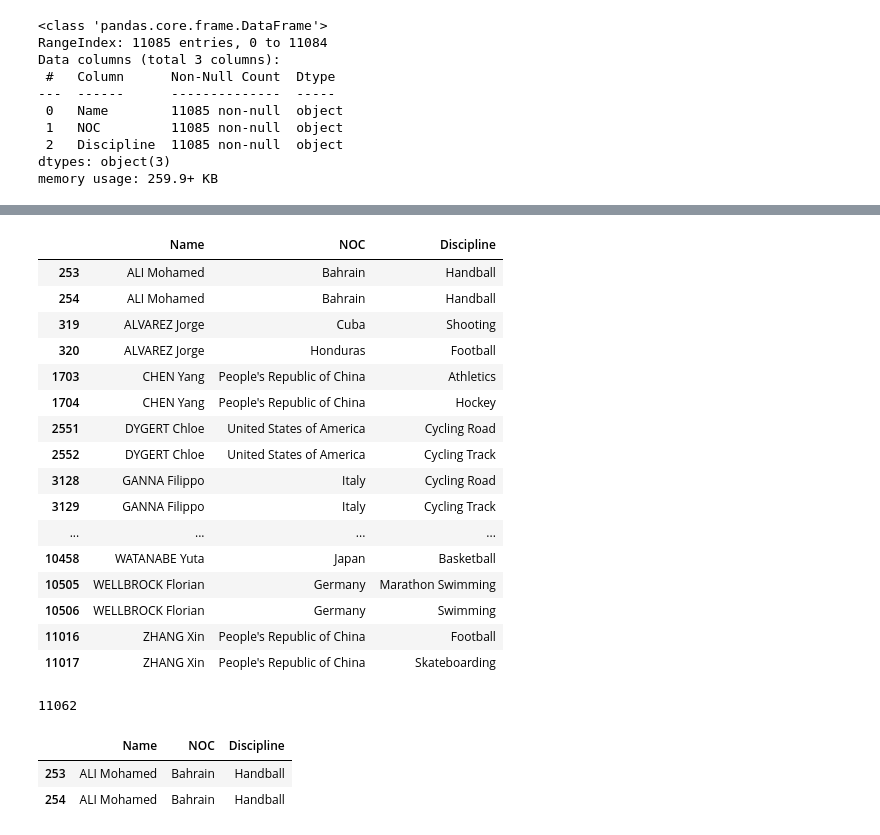
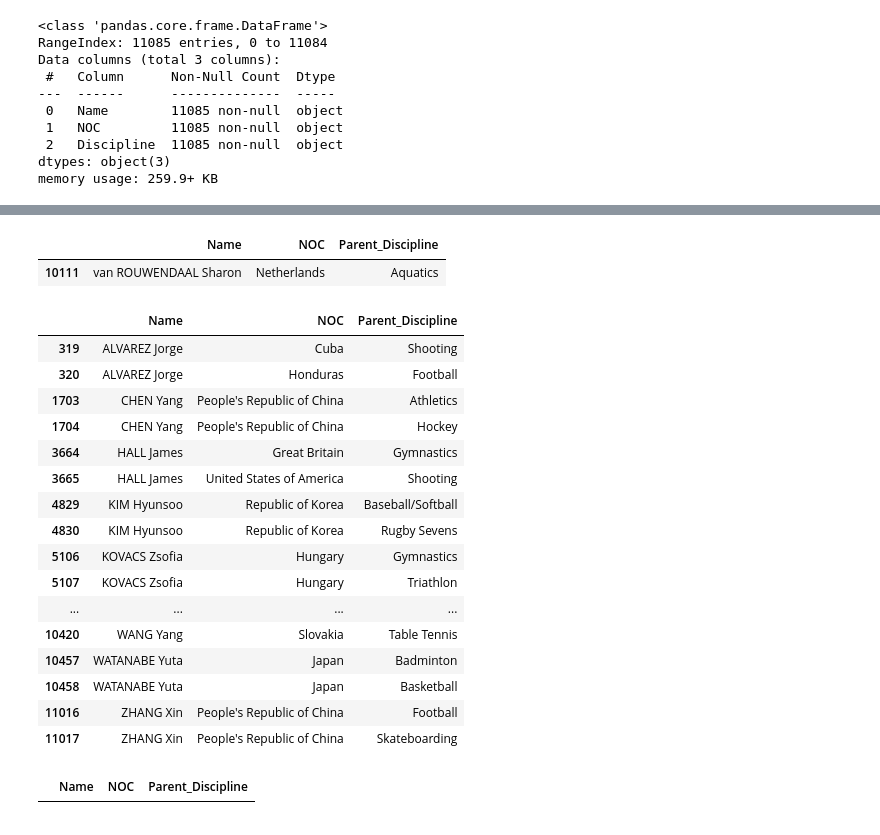
Before and after one commit to jennifer-biener/kaggle_datasets, a Jupyter notebook: 2021 Olympics in Tokyo/athletes.ipynb, the cells around one changed output, grey strips where cells are left out. Cells and saved outputs as stored; diff of their text form; code cells hidden in the pictures.

Commit message:
remediate duplicate athletes

```diff
--- a/2021 Olympics in Tokyo/athletes.ipynb
+++ b/2021 Olympics in Tokyo/athletes.ipynb
@@ -34,0 +57,22 @@ df.describe()
+# %%
+#Creating Parent_Discipline to account for individual athletes competing in more than one discipline (1:many)
+df['Parent_Discipline'] = df['Discipline'].map({
+    'Artistic Swimming': 'Aquatics',
+    'Diving': 'Aquatics',
+    'Marathon Swimming': 'Aquatics',
+    'Swimming': 'Aquatics',
+    'Water Polo': 'Aquatics',
+    '3x3 Basketball': 'Basketball',
+    'Canoe Slalom': 'Canoeing',
+    'Canoe Sprint': 'Canoeing',
+    'Cycling BMX Freestyle': 'Cycling',
+    'Cycling BMX Racing': 'Cycling',
+    'Cycling Mountain Bike': 'Cycling',
+    'Cycling Road': 'Cycling',
+    'Cycling Track': 'Cycling',
+    'Artistic Gymnastics': 'Gymnastics',
+    'Rhythmic Gymnastics': 'Gymnastics',
+    'Trampoline Gymnastics': 'Gymnastics',
+    'Beach Volleyball': 'Volleyball',
+})
+df.head()
@@ -34,0 +86,4 @@ df.describe()
+# %%
+#If Parent_Discipline is null at this point, fill NaN with the Discipline
+df['Parent_Discipline'].fillna(df['Discipline'], inplace=True)
+df.head()
@@ -34,0 +97,5 @@ df.describe()
+# %%
+df_parent = df.loc[:, ['Name', 'NOC', 'Parent_Discipline']]#[df.duplicated(keep=False)==False]
+#df_parent[(df_parent.Parent_Discipline=='Aquatics') & (df_parent.Name=='van ROUWENDAAL Sharon')]
+
+df_parent.drop_duplicates(inplace=True)
@@ -35,38 +123,34 @@ df.describe()
+# %%
+df_parent[(df_parent.Parent_Discipline=='Aquatics') & (df_parent.Name=='van ROUWENDAAL Sharon')]
+# %% [output]
+|  | Name | NOC | Parent_Discipline |
+| 10111 | van ROUWENDAAL Sharon | Netherlands | Aquatics |
 # %%
-#duplicated names - keep all duplicated records
-names_dupes = df[df.duplicated(subset='Name', keep=False)==True]
-#names_dupes = df[df.duplicated(subset='Name')==True]
+#Find duplicated names and determine reason for them- keep all duplicated records
+names_dupes = df_parent[df_parent.duplicated(subset='Name', keep=False)==True]
 names_dupes#.count()
-
-#create new column called Same_Athlete_Flag, split up Discipline column
 # %% [output]
-|  | Name | NOC | Discipline |
-| 253 | ALI Mohamed | Bahrain | Handball |
-| 254 | ALI Mohamed | Bahrain | Handball |
+|  | Name | NOC | Parent_Discipline |
 | 319 | ALVAREZ Jorge | Cuba | Shooting |
 | 320 | ALVAREZ Jorge | Honduras | Football |
 | 1703 | CHEN Yang | People's Republic of China | Athletics |
 | 1704 | CHEN Yang | People's Republic of China | Hockey |
-| 2551 | DYGERT Chloe | United States of America | Cycling Road |
-| 2552 | DYGERT Chloe | United States of America | Cycling Track |
-| 3128 | GANNA Filippo | Italy | Cycling Road |
-| 3129 | GANNA Filippo | Italy | Cycling Track |
+| 3664 | HALL James | Great Britain | Gymnastics |
+| 3665 | HALL James | United States of America | Shooting |
+| 4829 | KIM Hyunsoo | Republic of Korea | Baseball/Softball |
+| 4830 | KIM Hyunsoo | Republic of Korea | Rugby Sevens |
+| 5106 | KOVACS Zsofia | Hungary | Gymnastics |
+| 5107 | KOVACS Zsofia | Hungary | Triathlon |
 | ... | ... | ... | ... |
+| 10420 | WANG Yang | Slovakia | Table Tennis |
+| 10457 | WATANABE Yuta | Japan | Badminton |
 | 10458 | WATANABE Yuta | Japan | Basketball |
-| 10505 | WELLBROCK Florian | Germany | Marathon Swimming |
-| 10506 | WELLBROCK Florian | Germany | Swimming |
 | 11016 | ZHANG Xin | People's Republic of China | Football |
 | 11017 | ZHANG Xin | People's Republic of China | Skateboarding |
-# %%
-print(11085-23)
-# %% [output]
-11062
 # %%
 names_dupes.to_csv('names_dupes.csv')
 # %%
 #check duplicates across all data
-df[df.duplicated(keep=False)==True]
+df_parent[df_parent.duplicated(keep=False)==True]
 # %% [output]
-|  | Name | NOC | Discipline |
-| 253 | ALI Mohamed | Bahrain | Handball |
-| 254 | ALI Mohamed | Bahrain | Handball |
+|  | Name | NOC | Parent_Discipline |
```
Also changed, not shown: parts of 17 cells of this notebook, 1 other file.
